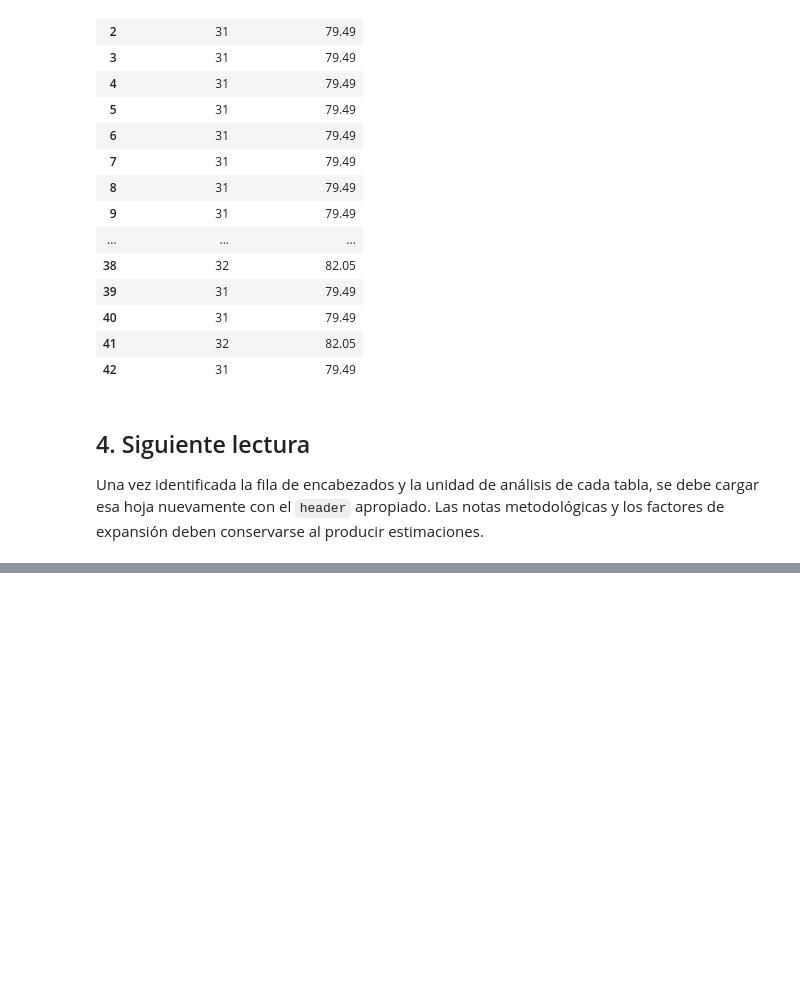
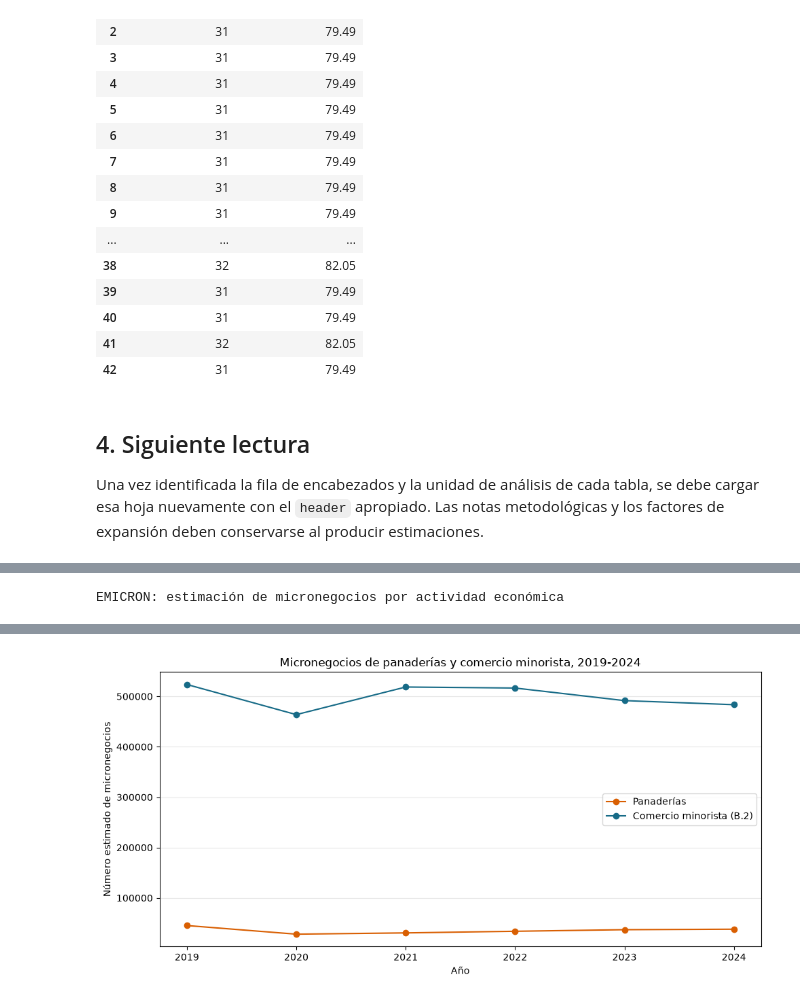
Before and after one commit to juanchocor/Colombia_en_datos, a Jupyter notebook: episodios/003_d1_vs_tiendas/notebooks/003_exploracion_anexo_emicron.ipynb, the cells around one changed output, grey strips where cells are left out. Saved outputs shown, nothing was run; the diff lists cells and outputs as text; code cells hidden in the pictures; blank space fills up the shorter version.

```diff
--- a/episodios/003_d1_vs_tiendas/notebooks/003_exploracion_anexo_emicron.ipynb
+++ b/episodios/003_d1_vs_tiendas/notebooks/003_exploracion_anexo_emicron.ipynb
@@ -175,0 +313,77 @@ Una vez identificada la fila de encabezados y la unidad de análisis de cada tab
+# %%
+cuadro_b2 = pd.read_excel(
+    FILE_PATH,
+    sheet_name='B.2',
+    header=None,
+    engine='pyxlsb',
+)
+
+header_candidates = cuadro_b2.apply(
+    lambda row: set(row.dropna().astype(str).str.replace('.0', '', regex=False)),
+    axis=1,
+)
+year_row = header_candidates[
+    header_candidates.apply(lambda values: {'2019', '2020'}.issubset(values))
+].index[0]
+data_start = year_row + 1
+
+year_columns = {
+    int(float(value)): column
+    for column, value in enumerate(cuadro_b2.iloc[year_row])
+    if pd.notna(value)
+    and str(value).replace('.0', '').isdigit()
+    and 2019 <= int(float(value)) <= 2024
+}
+
+data_rows = cuadro_b2.iloc[data_start:].copy()
+data_rows = data_rows[
+    data_rows.iloc[:, 0].notna()
+    & ~data_rows.iloc[:, 0].astype(str).str.startswith('Cuadro')
+]
+
+panaderia_rows = data_rows[
+    data_rows.iloc[:, 0].astype(str).str.contains(
+        'productos de panadería', case=False, na=False
+    )
+]
+minorista_rows = data_rows[
+    data_rows.iloc[:, 0].astype(str).str.startswith('Comercio al por menor')
+]
+
+emicron_serie = pd.DataFrame({
+    'año': sorted(year_columns),
+    'panaderías': [
+        pd.to_numeric(panaderia_rows.iloc[:, year_columns[year]].iloc[0], errors='coerce')
+        for year in sorted(year_columns)
+    ],
+    'comercio_minorista_b2': [
+        pd.to_numeric(minorista_rows.iloc[:, year_columns[year]], errors='coerce').sum()
+        for year in sorted(year_columns)
+    ],
+})
+
+emicron_serie['panaderías'] = emicron_serie['panaderías'].round(0).astype('Int64')
+emicron_serie['comercio_minorista_b2'] = (
+    emicron_serie['comercio_minorista_b2'].round(0).astype('Int64')
+)
+
+print('EMICRON: estimación de micronegocios por actividad económica')
+display(emicron_serie)
+
+ax = emicron_serie.plot(
+    x='año',
+    y=['panaderías', 'comercio_minorista_b2'],
+    kind='line',
+    marker='o',
+    figsize=(10, 5),
+    color=['#d95f02', '#176b87'],
+)
+ax.set_title('Micronegocios de panaderías y comercio minorista, 2019-2024')
+ax.set_xlabel('Año')
+ax.set_ylabel('Número estimado de micronegocios')
+ax.legend(['Panaderías', 'Comercio minorista (B.2)'])
+ax.grid(axis='y', alpha=0.3)
+ax.get_figure().tight_layout()
+plt.show()
+# %% [output]
+EMICRON: estimación de micronegocios por actividad económica
@@ -175,0 +397 @@ Una vez identificada la fila de encabezados y la unidad de análisis de cada tab
+[figure, added]
```
Also changed, not shown: parts of 8 cells of this notebook.
